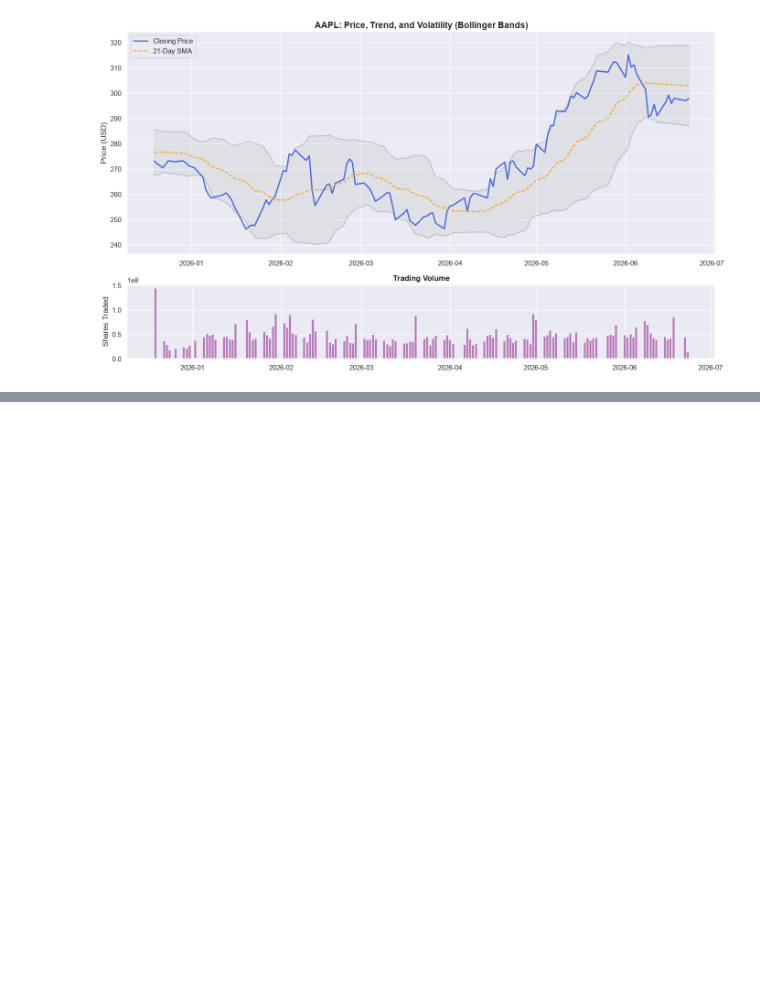
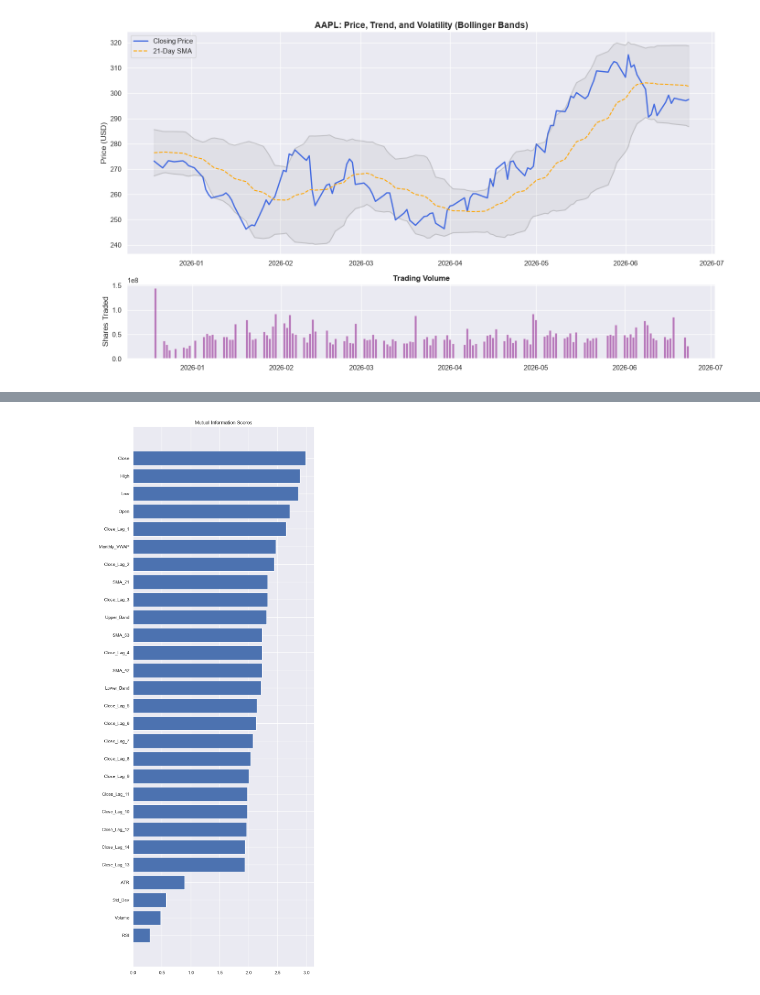
Before and after one commit to TavishMassy/DS_ML_Notebook_Projects, a Jupyter notebook: time_series.ipynb, the cells around one changed output, grey strips where cells are left out. Cells and saved outputs as stored; diff of their text form; code cells hidden in the pictures; blank space fills up the shorter version.

Commit message:
feat: linear model and plot

```diff
--- a/time_series.ipynb
+++ b/time_series.ipynb
@@ -311,0 +325,8 @@ See the caveats in the documentation: https://pandas.pydata.org/pandas-docs/stab
+# %%
+print(X.dtypes)
+mi_X = X.copy()
+final_cols = list(X.columns)
+# Convert float column 'col_name' to standard int64
+mi_X[final_cols] = X[final_cols].round(0).astype('Int64')
+print("\n", mi_X.dtypes)
+discrete_features = mi_X.dtypes == int
@@ -311,0 +351,21 @@ See the caveats in the documentation: https://pandas.pydata.org/pandas-docs/stab
+# %%
+from sklearn.feature_selection import mutual_info_regression
+
+def make_mi_scores(X, y, discrete_features):
+    mi_scores = mutual_info_regression(X, y, discrete_features=discrete_features)
+    mi_scores = pd.Series(mi_scores, name="MI Scores", index=X.columns)
+    mi_scores = mi_scores.sort_values(ascending=False)
+    return mi_scores
+
+mi_scores = make_mi_scores(X, y, discrete_features)
+
+threshold = 0.05
+selected_features = mi_scores[mi_scores > threshold].index.tolist()
+
+print(f"Original feature count: {X.shape[1]}")
+print(f"Features kept: {len(selected_features)}")
+print(f"Features dropped: {X.shape[1] - len(selected_features)}\n")
+
+X = X[selected_features]
+# print(mi_scores[::3])
+print(mi_scores[mi_scores >= threshold])
@@ -311,0 +390,14 @@ See the caveats in the documentation: https://pandas.pydata.org/pandas-docs/stab
+# %%
+def plot_mi_scores(scores):
+    scores = scores.sort_values(ascending=True)
+    width = np.arange(len(scores))
+    ticks = list(scores.index)
+    plt.barh(width, scores)
+    plt.yticks(width, ticks)
+    plt.title("Mutual Information Scores")
+
+
+plt.figure(dpi=100, figsize=(8, 24))
+plot_mi_scores(mi_scores[mi_scores >= threshold])
+# %% [output]
+[figure, added]
```
Also changed, not shown: parts of 10 cells of this notebook.
